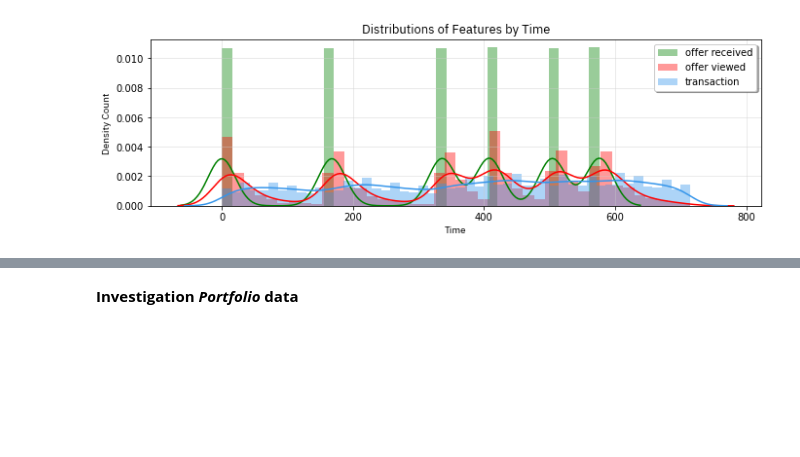
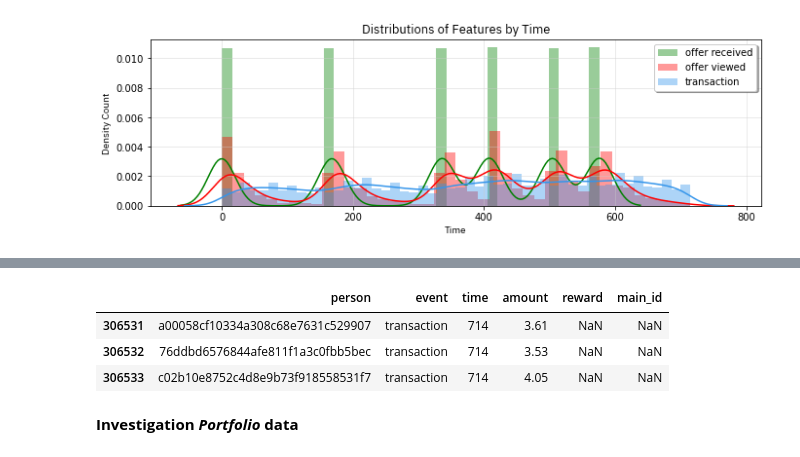
Before and after one commit to vb100/Starbucks-Capstone-Project, a Jupyter notebook: Starbucks_Capstone_notebook.ipynb, the cells around one changed output, grey strips where cells are left out. Drawn from its saved outputs; the diff is of its cells as text; code cells hidden in the pictures; blank space fills up the shorter version.

```diff
--- a/Starbucks_Capstone_notebook.ipynb
+++ b/Starbucks_Capstone_notebook.ipynb
@@ -436,3 +460,10 @@ Event = transaction: median time = 402.0, size of distribution is 138953 records
+# %%
+transcript.tail(3)
+# %% [output]
+|  | person | event | time | amount | reward | main_id |
+| 306531 | a00058cf10334a308c68e7631c529907 | transaction | 714 | 3.61 | NaN | NaN |
+| 306532 | 76ddbd6576844afe811f1a3c0fbb5bec | transaction | 714 | 3.53 | NaN | NaN |
+| 306533 | c02b10e8752c4d8e9b73f918558531f7 | transaction | 714 | 4.05 | NaN | NaN |
 # %% [markdown]
 <b>Investigation <i>Portfolio</i> data</b>
 # %%
```
Also changed, not shown: parts of 6 cells of this notebook.
